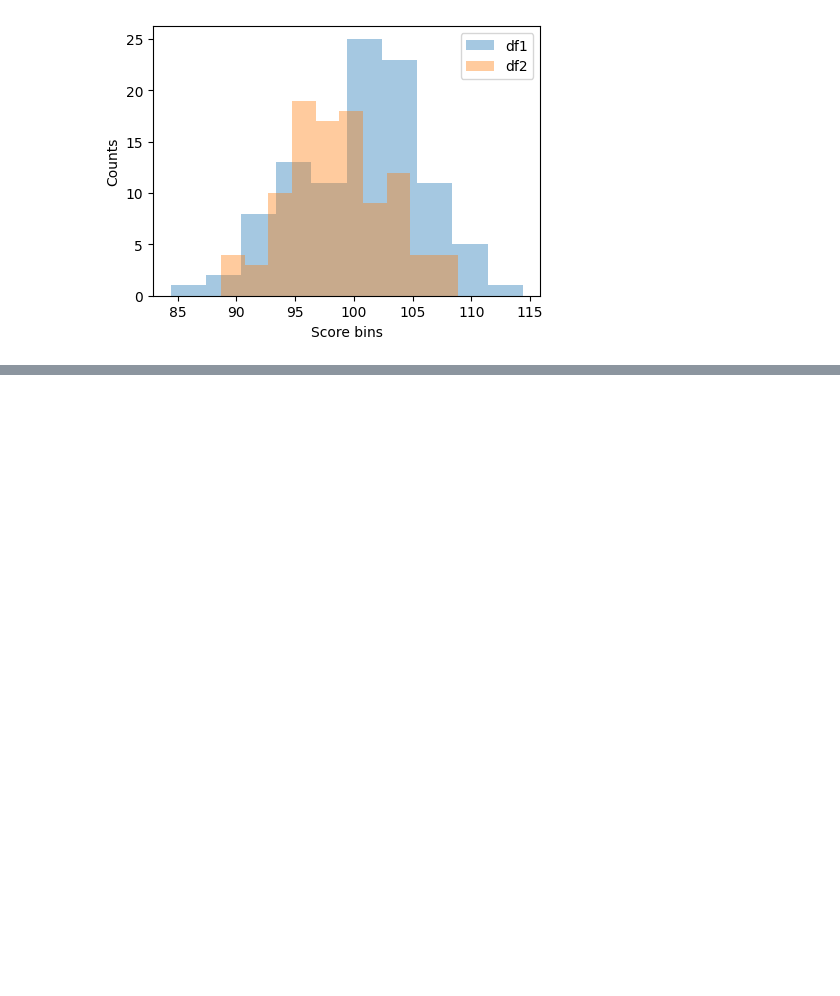
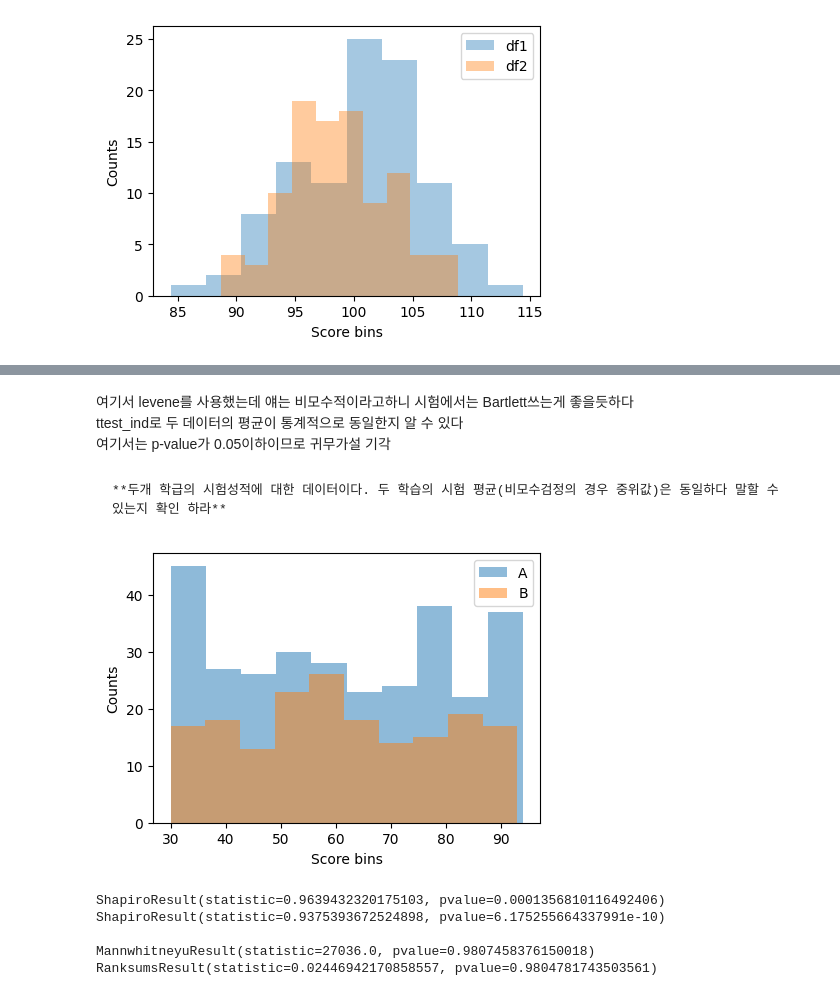
Before and after one commit to hykhhijk/BigDataCertification, a Jupyter notebook: NewChapter3.ipynb, the cells around one changed output, grey strips where cells are left out. Cells and saved outputs as stored; diff of their text form; code cells hidden in the pictures; blank space fills up the shorter version.

Commit message:
독립표본, 대응표본

````diff
--- a/NewChapter3.ipynb
+++ b/NewChapter3.ipynb
@@ -386,0 +389,41 @@ Ttest_indResult(statistic=array([2.76719074]), pvalue=array([0.00619015]))
+# %% [markdown]
+여기서 levene를 사용했는데 얘는 비모수적이라고하니 시험에서는 Bartlett쓰는게 좋을듯하다
+ttest_ind로 두 데이터의 평균이 통계적으로 동일한지 알 수 있다
+여기서는 p-value가 0.05이하이므로 귀무가설 기각
+# %% [markdown]
+```{admonition} Question
+**두개 학급의 시험성적에 대한 데이터이다. 두 학습의 시험 평균(비모수검정의 경우 중위값)은 동일하다 말할 수 있는지 확인 하라**
+```
+# %%
+df = pd.read_csv('https://raw.githubusercontent.com/Datamanim/datarepo/main/scipy/scipy5.csv')
+
+plt.hist(df['A'],alpha=0.5,label='A')
+plt.hist(df['B'].dropna(),alpha=0.5,label="B")
+plt.xlabel('Score bins')
+plt.ylabel('Counts')
+plt.legend()
+plt.show()
+# %% [output]
+[figure, added]
+# %%
+# 데이터 분포를 확인해보니 정규성을 위해하는 것 처럼 보인다.
+# 두그룹중 한 그룹만 정규성을 위배해도 독립표본 t-검정을 할 수 없다
+
+print(shapiro(df['B'].dropna()))
+print(shapiro(df['A']))
+
+# 두 그룹 모두 Shapiro검정 결과 귀무가설(정규성을 가진다)을 기각한다. 정규성을 위배한다. 그러므로 비모수 검정을 실시해야한다.
+
+from scipy.stats import mannwhitneyu , ranksums
+print()
+print(mannwhitneyu(df['A'],df['B'].dropna()))
+print(ranksums(df['A'],df['B'].dropna()))
+
+# Mann-Whitney U Test 검정 결과 pvalue는 0.49값으로 귀무가설(평균은같다)를 기각 할 수 없다. 두그룹의 평균은 동일하다 말할 수 있다.
+# 윌콕슨 순위합 검정(ranksums)으로 확인 해봐도 같은 결과가 나온다.
+# %% [output]
+ShapiroResult(statistic=0.9639432320175103, pvalue=0.0001356810116492406)
+ShapiroResult(statistic=0.9375393672524898, pvalue=6.175255664337991e-10)
+
+MannwhitneyuResult(statistic=27036.0, pvalue=0.9807458376150018)
+RanksumsResult(statistic=0.02446942170858557, pvalue=0.9804781743503561)
````
Also changed, not shown: parts of 30 cells of this notebook.
